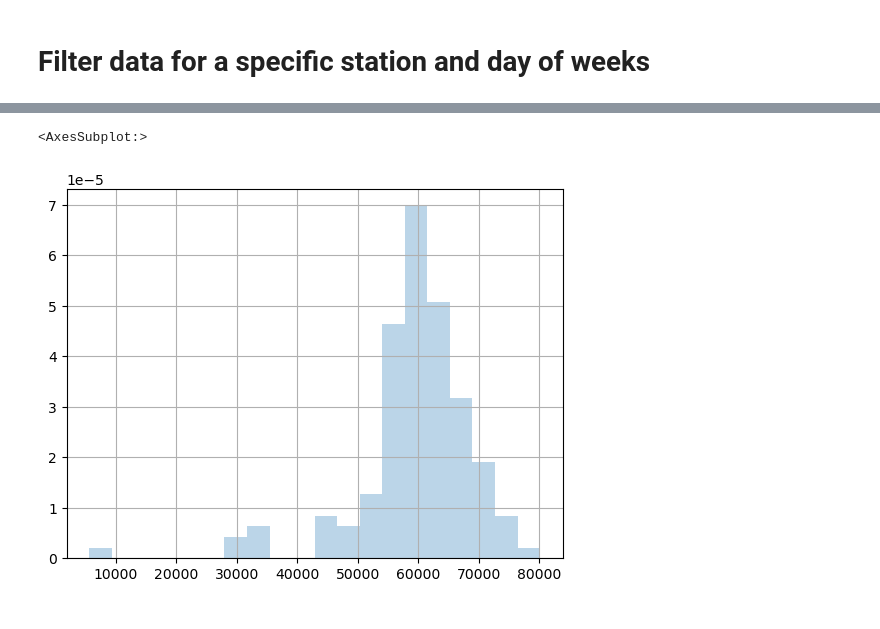
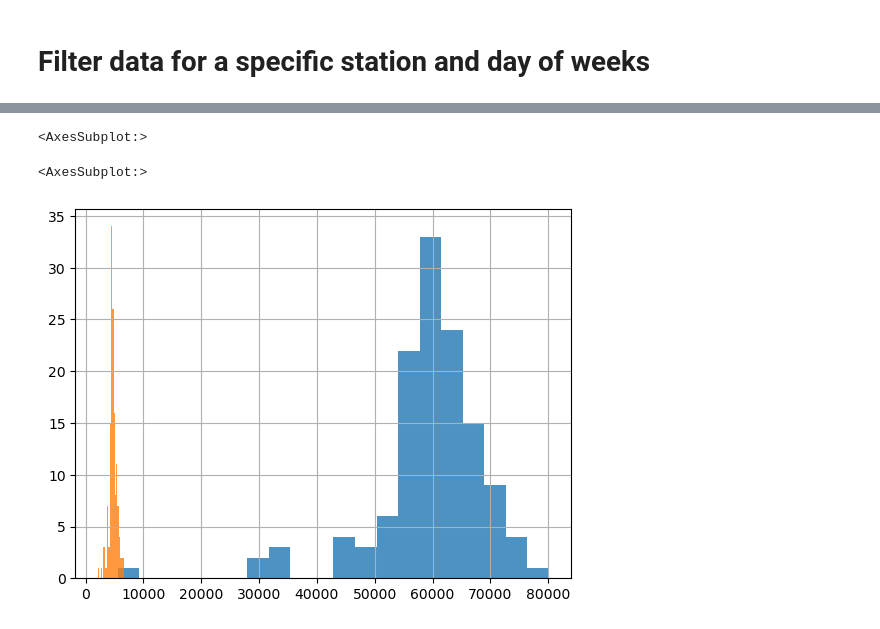
Before and after one commit to WFRCAnalytics/Continuous-Count-Station-Data, a Jupyter notebook: CCS-2019-Demo.ipynb, the cells around one changed output, grey strips where cells are left out. Cells and saved outputs as stored; diff of their text form; code cells hidden in the pictures.

```diff
--- a/CCS-2019-Demo.ipynb
+++ b/CCS-2019-Demo.ipynb
@@ -86,7 +86,7 @@ display(dfDailyVolumes)
 # %% [markdown]
 # Filter data for a specific station and day of weeks
 # %%
-filterStations = [301] #[301,510]
+filterStations = [301,510] #[301,510]
 filterDaysOfWeek = [2,3,4] # (Monday=0,Sunday=6), [2,3,4] = Tuesday through Thursday
 
 # filter data by station number and weekday
@@ -134,7 +143,9 @@ display(dfMonthStats)
 # %%
-# density set's the
+# make histogram of volumes by station
+# alpha sets opacity, bins sets number of bin
 for s in filterStations:
-    display(dfDailyVolume_filtered[dfDailyVolume_filtered['STATION']==s]['DAILYVOL'].hist(bins=20,density=True,alpha=0.3))
+    display(dfDailyVolume_filtered[dfDailyVolume_filtered['STATION']==s]['DAILYVOL'].hist(bins=20,alpha=0.8))
 # %% [output]
 <AxesSubplot:>
+<AxesSubplot:>
-[figure, old version]
+[figure, new version]
```
Also changed, not shown: parts of 2 cells of this notebook.
